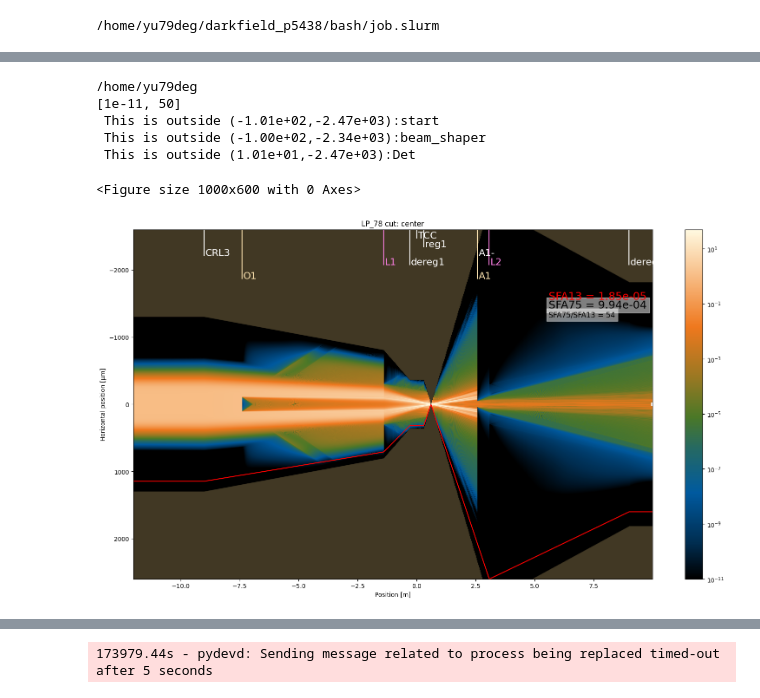
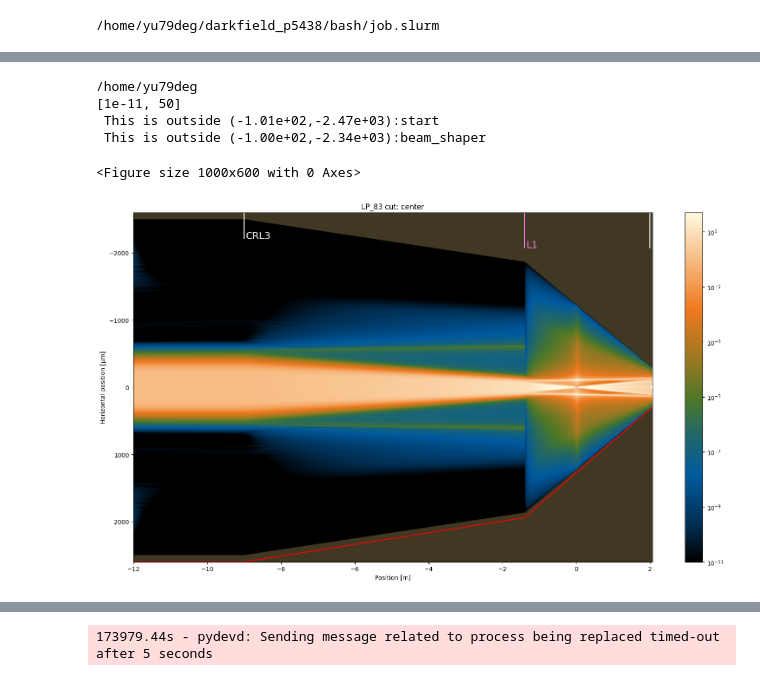
Before and after one commit to amatheron/AimeDF, a Jupyter notebook: notebooks/1st_conv_test.ipynb, the cells around one changed output, grey strips where cells are left out. Saved outputs shown, nothing was run; the diff lists cells and outputs as text; code cells hidden in the pictures.

```diff
--- a/notebooks/1st_conv_test.ipynb
+++ b/notebooks/1st_conv_test.ipynb
@@ -48,7 +47,7 @@ from darkfield.diffra_v2 import flow_plot
 
 project_dir = "darkfield_p5438/Aime"
 
-file = "LP_78" #name of the file
+file = "LP_83" #name of the file
 
 create_video_ff = 1 #create a video from the "ff" images.
 
@@ -59,35 +58,34 @@ vertical_type = 'center' #(center, integral, vert-integral)
 log = 1 #log or linear scale (LINEAR SCALE DOESNT WORK)
 xl = [-15,15] #horizontal axis limits
 xl = None #horizontal axis limits
 flow_plot_crange = 1e-5 #relative scale to plot images.
 
 #==================================================#
 flow_figs = 0 #save the flow figs (Pretty long to run!)
 create_video_ff = 0 #create a video from the saved pictures
 #==================================================#
 
 # Call the function
 flow_plot(project_dir, file, cl=cl, gyax_def=gyax_def,
           vertical_type=vertical_type, log=log, xl=xl,
           flow_figs=flow_figs, flow_plot_crange=flow_plot_crange)
 
 
 
 if create_video_ff and flow_figs:
     image_dir = f"darkfield_p5438/Aime/flow_figs/{file}"
     output_file = "movie.mp4"
     framerate = 10
     video_images_path = ""
     input_pattern = f"{image_dir}/ff_%04d.png"
     !ffmpeg -framerate {framerate} -i "{input_pattern}" -c:v libx264 -pix_fmt yuv420p "{image_dir}/{output_file}"
 # %% [output]
 /home/yu79deg
 [1e-11, 50]
  This is outside (-1.01e+02,-2.47e+03):start
  This is outside (-1.00e+02,-2.34e+03):beam_shaper
- This is outside (1.01e+01,-2.47e+03):Det
 <Figure size 1000x600 with 0 Axes>
-[figure, old version]
+[figure, new version]
 # %%
 !ffmpeg -version
 # %%
```
Also changed, not shown: parts of 4 cells of this notebook, 17 other files.
